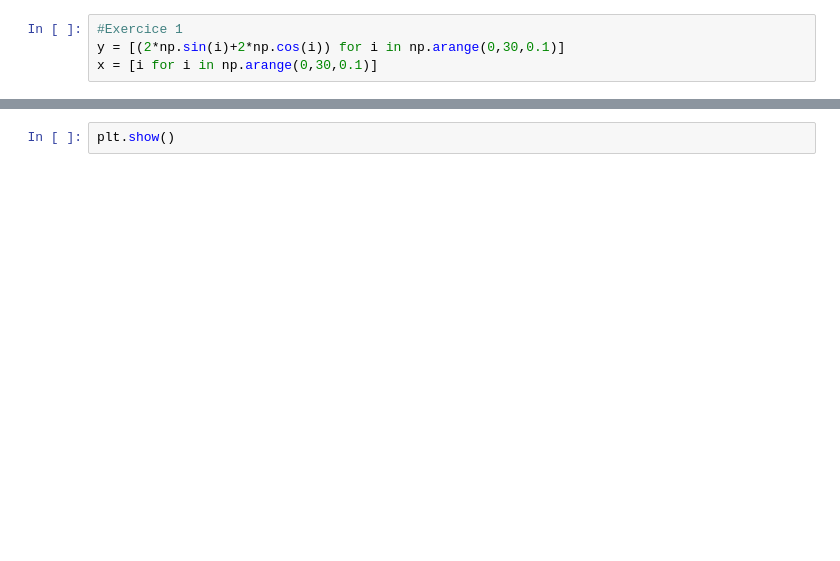
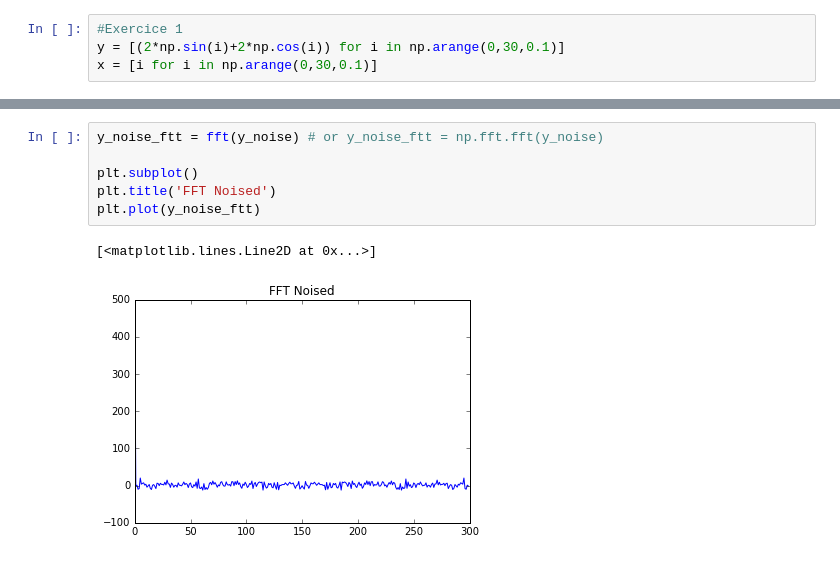
Before and after one commit to khalilmebarkia/BME-Interview, a Jupyter notebook: BME-Preparation for Interview.ipynb, the cells around one changed output, grey strips where cells are left out. Cells and saved outputs as stored; diff of their text form; blank space fills up the shorter version.

```diff
--- a/BME-Preparation for Interview.ipynb
+++ b/BME-Preparation for Interview.ipynb
@@ -78,2 +41,9 @@ plt.show()
-# %%
-plt.show()
+# %%
+y_noise_ftt = fft(y_noise) # or y_noise_ftt = np.fft.fft(y_noise)
+
+plt.subplot()
+plt.title('FFT Noised')
+plt.plot(y_noise_ftt)
+# %% [output]
+[<matplotlib.lines.Line2D at 0x...>]
+[figure, added]
```
Also changed, not shown: parts of 12 cells of this notebook.
